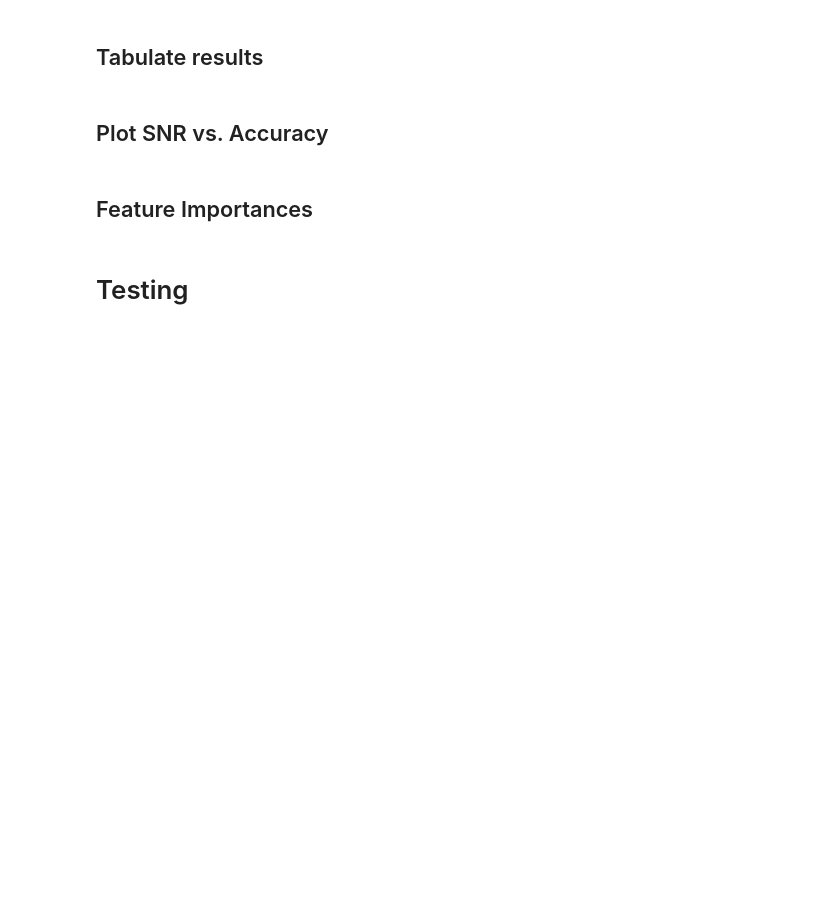
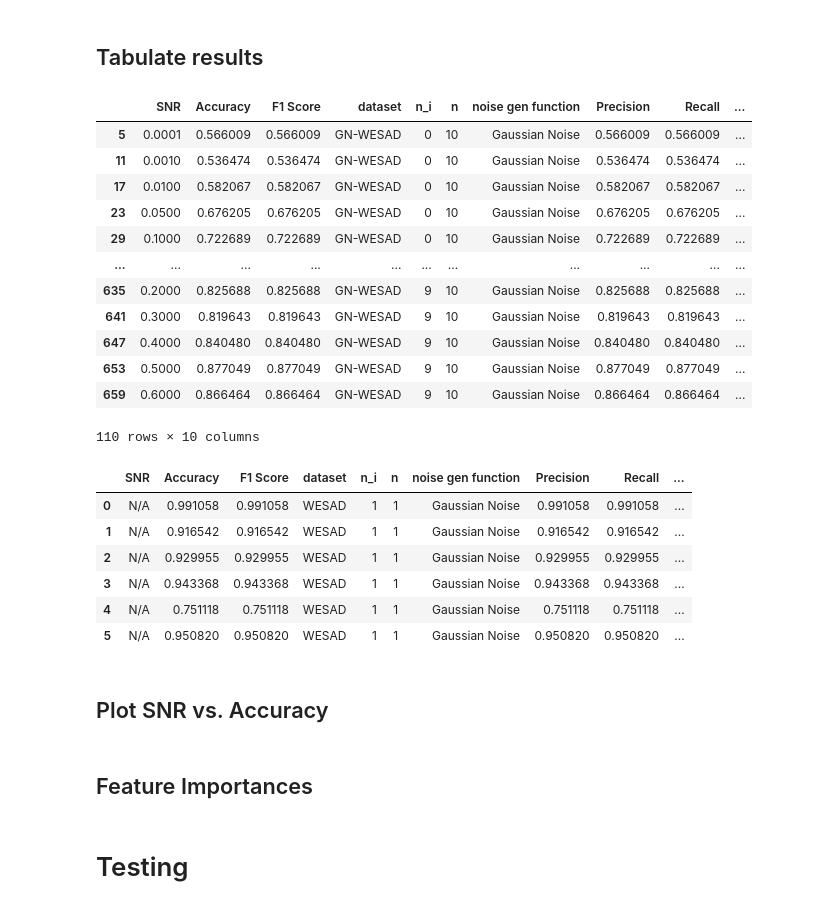
Before and after one commit to AbdulAlkurdi/anxietyFB, a Jupyter notebook: Study2.ipynb, the cells around one changed output. Cells and saved outputs as stored; diff of their text form; code cells hidden in the pictures; blank space fills up the shorter version.

```diff
--- a/Study2.ipynb
+++ b/Study2.ipynb
@@ -697,12 +1093,33 @@ display(results_table.round(3))
 # %%
 '''
 fb_model_list = ['DT', 'RF', 'SVM', 'LDA', 'KNN', 'AdaBoost']
 '''
 
-display(GN_model_results)
+display(GN_model_results[GN_model_results['Model'] == 'SVM'])
 display(WESAD_model_results)
 
 # need to average the results for each n_i of the GN models.
+# %% [output]
+|  | SNR | Accuracy | F1 Score | dataset | n_i | n | noise gen function | Precision | Recall | ... |
+| 5 | 0.0001 | 0.566009 | 0.566009 | GN-WESAD | 0 | 10 | Gaussian Noise | 0.566009 | 0.566009 | ... |
+| 11 | 0.0010 | 0.536474 | 0.536474 | GN-WESAD | 0 | 10 | Gaussian Noise | 0.536474 | 0.536474 | ... |
+| 17 | 0.0100 | 0.582067 | 0.582067 | GN-WESAD | 0 | 10 | Gaussian Noise | 0.582067 | 0.582067 | ... |
+| 23 | 0.0500 | 0.676205 | 0.676205 | GN-WESAD | 0 | 10 | Gaussian Noise | 0.676205 | 0.676205 | ... |
+| 29 | 0.1000 | 0.722689 | 0.722689 | GN-WESAD | 0 | 10 | Gaussian Noise | 0.722689 | 0.722689 | ... |
+| ... | ... | ... | ... | ... | ... | ... | ... | ... | ... | ... |
+| 635 | 0.2000 | 0.825688 | 0.825688 | GN-WESAD | 9 | 10 | Gaussian Noise | 0.825688 | 0.825688 | ... |
+| 641 | 0.3000 | 0.819643 | 0.819643 | GN-WESAD | 9 | 10 | Gaussian Noise | 0.819643 | 0.819643 | ... |
+| 647 | 0.4000 | 0.840480 | 0.840480 | GN-WESAD | 9 | 10 | Gaussian Noise | 0.840480 | 0.840480 | ... |
+| 653 | 0.5000 | 0.877049 | 0.877049 | GN-WESAD | 9 | 10 | Gaussian Noise | 0.877049 | 0.877049 | ... |
+| 659 | 0.6000 | 0.866464 | 0.866464 | GN-WESAD | 9 | 10 | Gaussian Noise | 0.866464 | 0.866464 | ... |
+110 rows × 10 columns
+|  | SNR | Accuracy | F1 Score | dataset | n_i | n | noise gen function | Precision | Recall | ... |
+| 0 | N/A | 0.991058 | 0.991058 | WESAD | 1 | 1 | Gaussian Noise | 0.991058 | 0.991058 | ... |
+| 1 | N/A | 0.916542 | 0.916542 | WESAD | 1 | 1 | Gaussian Noise | 0.916542 | 0.916542 | ... |
+| 2 | N/A | 0.929955 | 0.929955 | WESAD | 1 | 1 | Gaussian Noise | 0.929955 | 0.929955 | ... |
+| 3 | N/A | 0.943368 | 0.943368 | WESAD | 1 | 1 | Gaussian Noise | 0.943368 | 0.943368 | ... |
+| 4 | N/A | 0.751118 | 0.751118 | WESAD | 1 | 1 | Gaussian Noise | 0.751118 | 0.751118 | ... |
+| 5 | N/A | 0.950820 | 0.950820 | WESAD | 1 | 1 | Gaussian Noise | 0.950820 | 0.950820 | ... |
 # %% [markdown]
 ## Plot SNR vs. Accuracy
 # %%
```
Also changed, not shown: parts of 36 cells of this notebook, 11 other files.
